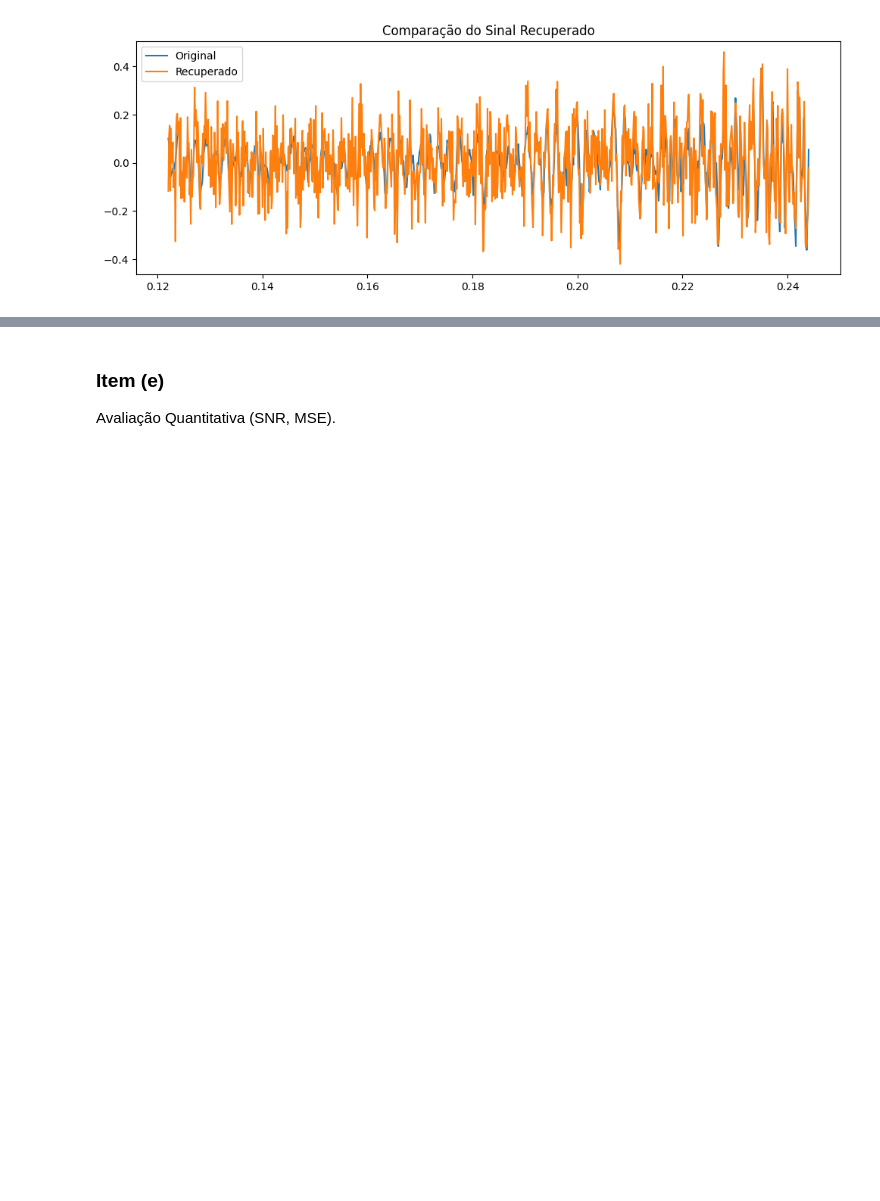
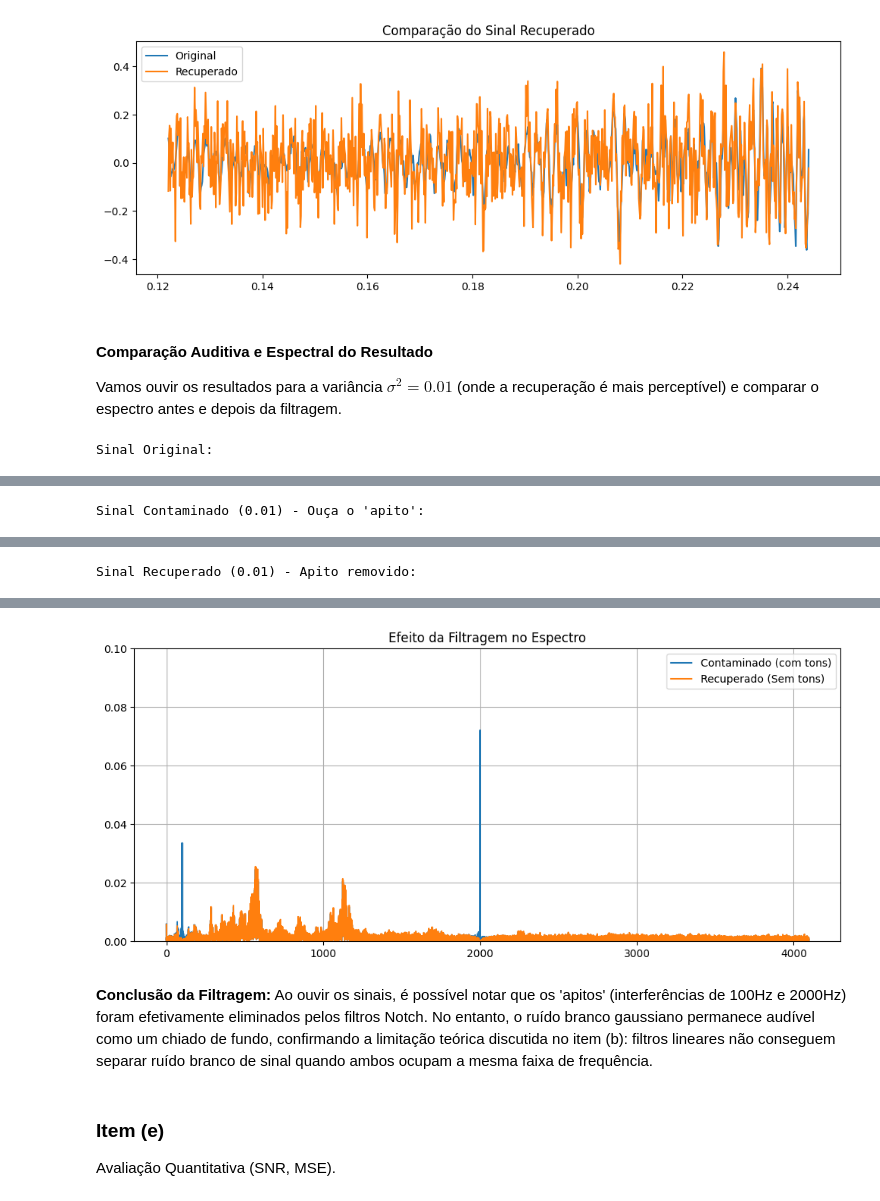
Before and after one commit to FabioFavre/Pratica-6-PROCSIN, a Jupyter notebook: Questão_5.ipynb, the cells around one changed output, grey strips where cells are left out. Cells and saved outputs as stored; diff of their text form; code cells hidden in the pictures; blank space fills up the shorter version.

```diff
--- a/Questão_5.ipynb
+++ b/Questão_5.ipynb
@@ -178,3 +178,28 @@ plt.title('Comparação do Sinal Recuperado')
 plt.show()
 # %% [output]
 [figure]
+# %% [markdown]
+#### Comparação Auditiva e Espectral do Resultado
+
+Vamos ouvir os resultados para a variância $\sigma^2 = 0.01$ (onde a recuperação é mais perceptível) e comparar o espectro antes e depois da filtragem.
+# %%
+print("Sinal Original:")
+display(ipd.Audio(x, rate=fs))
+
+print("Sinal Contaminado (0.01) - Ouça o 'apito':")
+display(ipd.Audio(y_signals[0.01], rate=fs))
+
+print("Sinal Recuperado (0.01) - Apito removido:")
+display(ipd.Audio(x_recovered_signals[0.01], rate=fs))
+
+# Comparação Espectral
+plt.figure(figsize=(12, 5))
+plot_spec(y_signals[0.01], fs, plt.gca(), 'Contaminado (com tons)')
+plot_spec(x_recovered_signals[0.01], fs, plt.gca(), 'Recuperado (Sem tons)')
+plt.title('Efeito da Filtragem no Espectro')
+plt.ylim(0, 0.1) # Zoom para ver os picos
+plt.legend()
+plt.grid(True)
+plt.show()
+# %% [output]
+Sinal Original:
@@ -180,0 +207 @@ plt.show()
+Sinal Contaminado (0.01) - Ouça o 'apito':
@@ -180,0 +209 @@ plt.show()
+Sinal Recuperado (0.01) - Apito removido:
@@ -181,3 +211,7 @@ plt.show()
+[figure, added]
+# %% [markdown]
+**Conclusão da Filtragem:**
+Ao ouvir os sinais, é possível notar que os 'apitos' (interferências de 100Hz e 2000Hz) foram efetivamente eliminados pelos filtros Notch. No entanto, o ruído branco gaussiano permanece audível como um chiado de fundo, confirmando a limitação teórica discutida no item (b): filtros lineares não conseguem separar ruído branco de sinal quando ambos ocupam a mesma faixa de frequência.
 # %% [markdown]
 ### Item (e)
 Avaliação Quantitativa (SNR, MSE).
```
Also changed, not shown: parts of 1 cell of this notebook.
